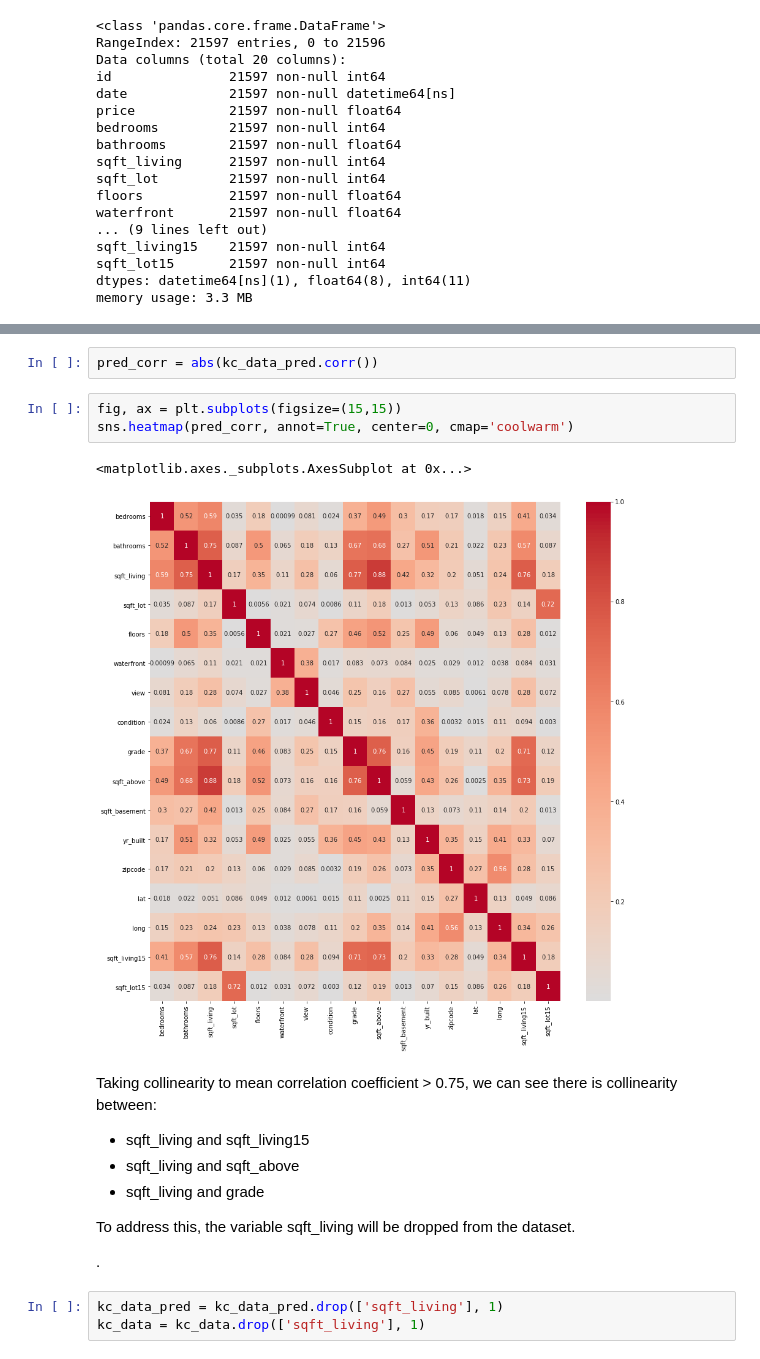
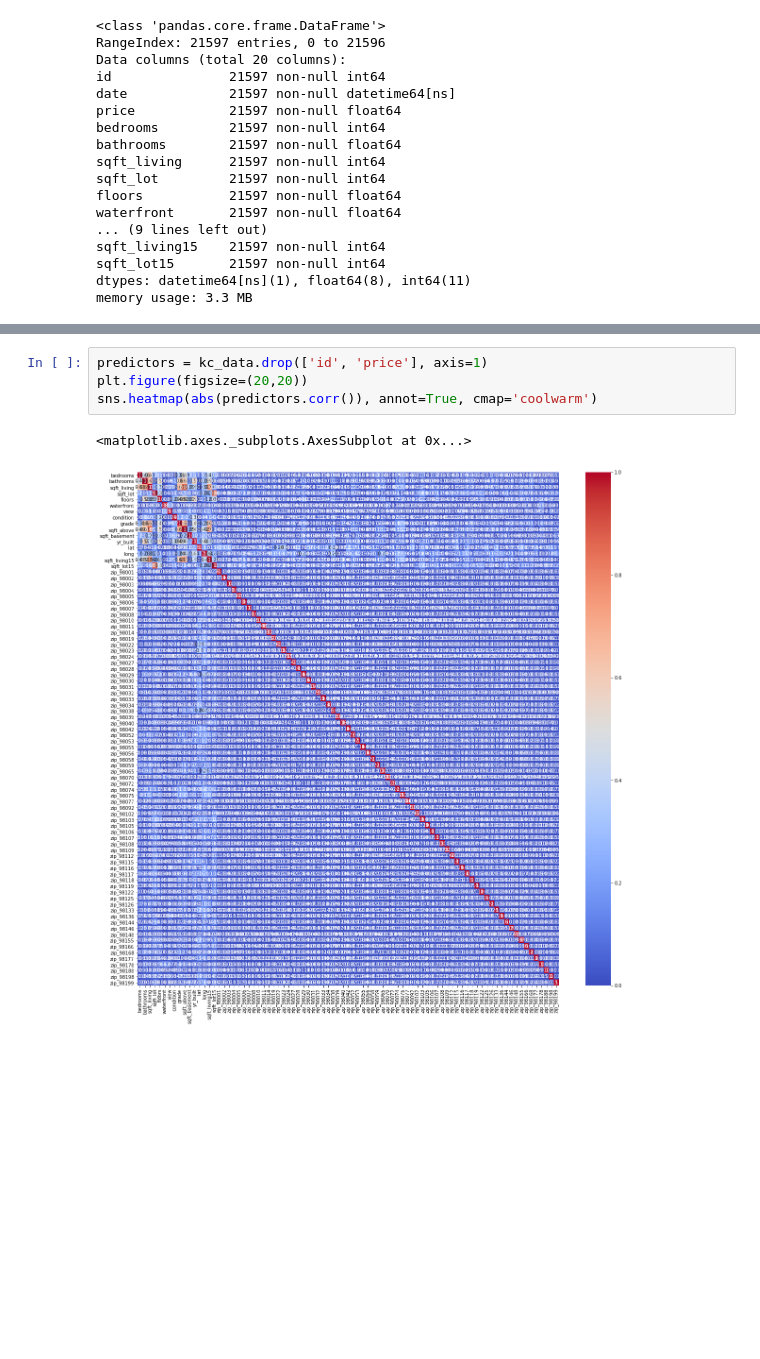
Before and after one commit to isobeldaley/dsc-v2-mod1-final-project-online-ds-ft-071519, a Jupyter notebook: student.ipynb, the cells around one changed output, grey strips where cells are left out. Saved outputs shown, nothing was run; the diff lists cells and outputs as text; blank space fills up the shorter version.

```diff
--- a/student.ipynb
+++ b/student.ipynb
@@ -439,21 +408,7 @@ kc_data_pred.head()
-# %%
-pred_corr = abs(kc_data_pred.corr())
-# %%
-fig, ax = plt.subplots(figsize=(15,15))
-sns.heatmap(pred_corr, annot=True, center=0, cmap='coolwarm')
-# %% [output]
-<matplotlib.axes._subplots.AxesSubplot at 0x...>
-[figure, removed]
-# %% [markdown]
-Taking collinearity to mean correlation coefficient > 0.75, we can see there is collinearity between:
-
-- sqft_living and sqft_living15
-- sqft_living and sqft_above
-- sqft_living and grade
-
-To address this, the variable sqft_living will be dropped from the dataset.
-
-.
-# %%
-kc_data_pred = kc_data_pred.drop(['sqft_living'], 1)
-kc_data = kc_data.drop(['sqft_living'], 1)
+# %%
+predictors = kc_data.drop(['id', 'price'], axis=1)
+plt.figure(figsize=(20,20))
+sns.heatmap(abs(predictors.corr()), annot=True, cmap='coolwarm')
+# %% [output]
+<matplotlib.axes._subplots.AxesSubplot at 0x...>
+[figure, added]
```
Also changed, not shown: parts of 44 cells of this notebook.
